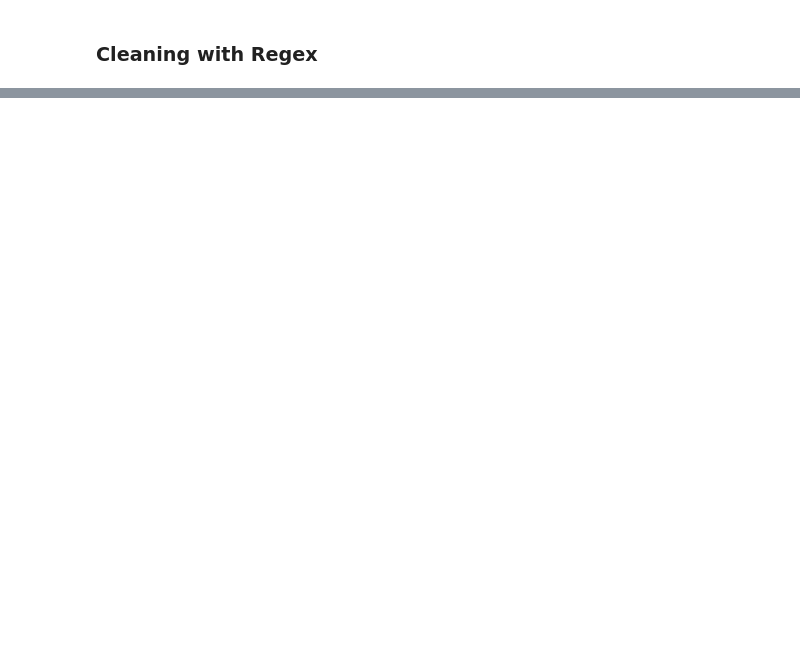
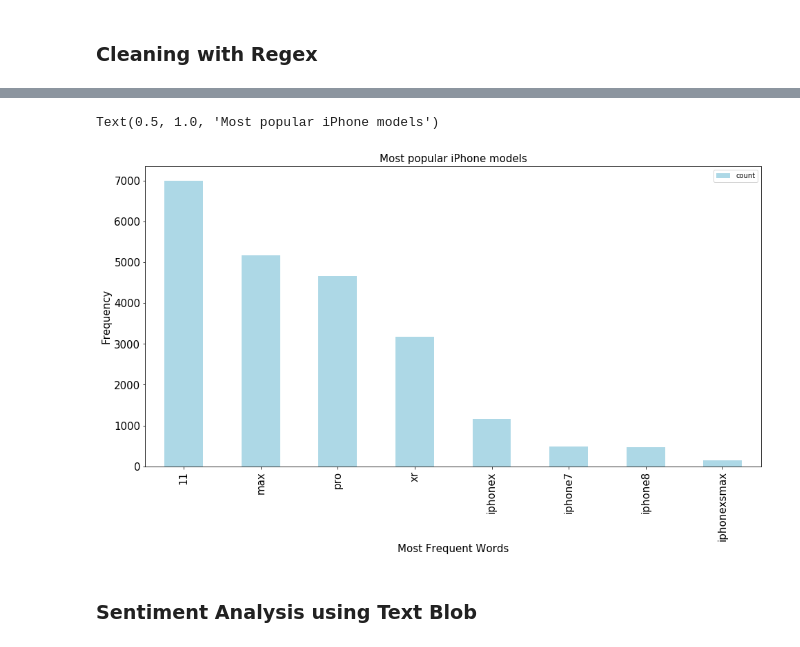
Before and after one commit to PriyabrataThatoi/WebScrapping-and-Sentiment-Analysis, a Jupyter notebook: R & Python Project.ipynb, the cells around one changed output, grey strips where cells are left out. Saved outputs shown, nothing was run; the diff lists cells and outputs as text; code cells hidden in the pictures; blank space fills up the shorter version.

```diff
--- a/R & Python Project.ipynb
+++ b/R & Python Project.ipynb
@@ -158,3 +87,0 @@ def remove_stopwords(text):
-# %%
-for i in new_data.index:
-    new_data.at[i,'processed_word']= remove_stopwords(new_data.at[i,'token_text'])
@@ -181,0 +132,8 @@ new_data[['processed_word','token_text']]
+# %%
+new_data['cleantext'] = new_data['text'].apply(preprocessor)
+
+data2 = new_data['cleantext']
+
+data2=data2.reset_index()
+
+print(data2.shape)
@@ -181,0 +144,14 @@ new_data[['processed_word','token_text']]
+# %%
+# STOP WORD REMOVAL
+stop = stopwords.words('english')
+data2['cleantext'] = data2['cleantext'] .apply(lambda x: " ".join(x for x in x.split() if x not in stop))
+
+# STEMMING
+porter = PorterStemmer()
+data2['cleantext'] = data2['cleantext'].apply(lambda x: " ".join([porter.stem(word) for word in x.split()]))
+
+# LEMMATIZE
+lemmatizer = WordNetLemmatizer()
+data2['cleantext'] = data2['cleantext'].apply(lambda x: " ".join([lemmatizer.lemmatize(word) for word in x.split()]))
+
+print(data2['cleantext'].head())
@@ -181,0 +165,5 @@ new_data[['processed_word','token_text']]
+# %%
+vectorizer = CountVectorizer()
+tokens_data = pd.DataFrame(vectorizer.fit_transform(data2['cleantext']).toarray(), columns=vectorizer.get_feature_names())
+
+tokens_data.head()
@@ -181,0 +178,14 @@ new_data[['processed_word','token_text']]
+# %%
+a=pd.DataFrame(tokens_data.sum(axis=0,skipna=True))
+top30=a.rename(columns={0:'count'}).reset_index().rename(columns={'index':'word'}).sort_values(by='count',ascending=False)
+
+list_iphone = ['11','xs','pro','max','iphonex','xr','x','iphone7','iphone8','iphone8plus','iphonexsmax']
+top30[top30['word'].isin(list_iphone)].plot(y='count',x='word',kind='bar',color='lightblue',figsize=(16,8),fontsize = 15)
+plt.xlabel('Most Frequent Words',fontsize = 15);
+plt.ylabel('Frequency',fontsize = 15)
+plt.title('Most popular iPhone models', fontsize = 15)
+# %% [output]
+Text(0.5, 1.0, 'Most popular iPhone models')
+[figure, added]
+# %% [markdown]
+### Sentiment Analysis using Text Blob
```
Also changed, not shown: parts of 50 cells of this notebook.
